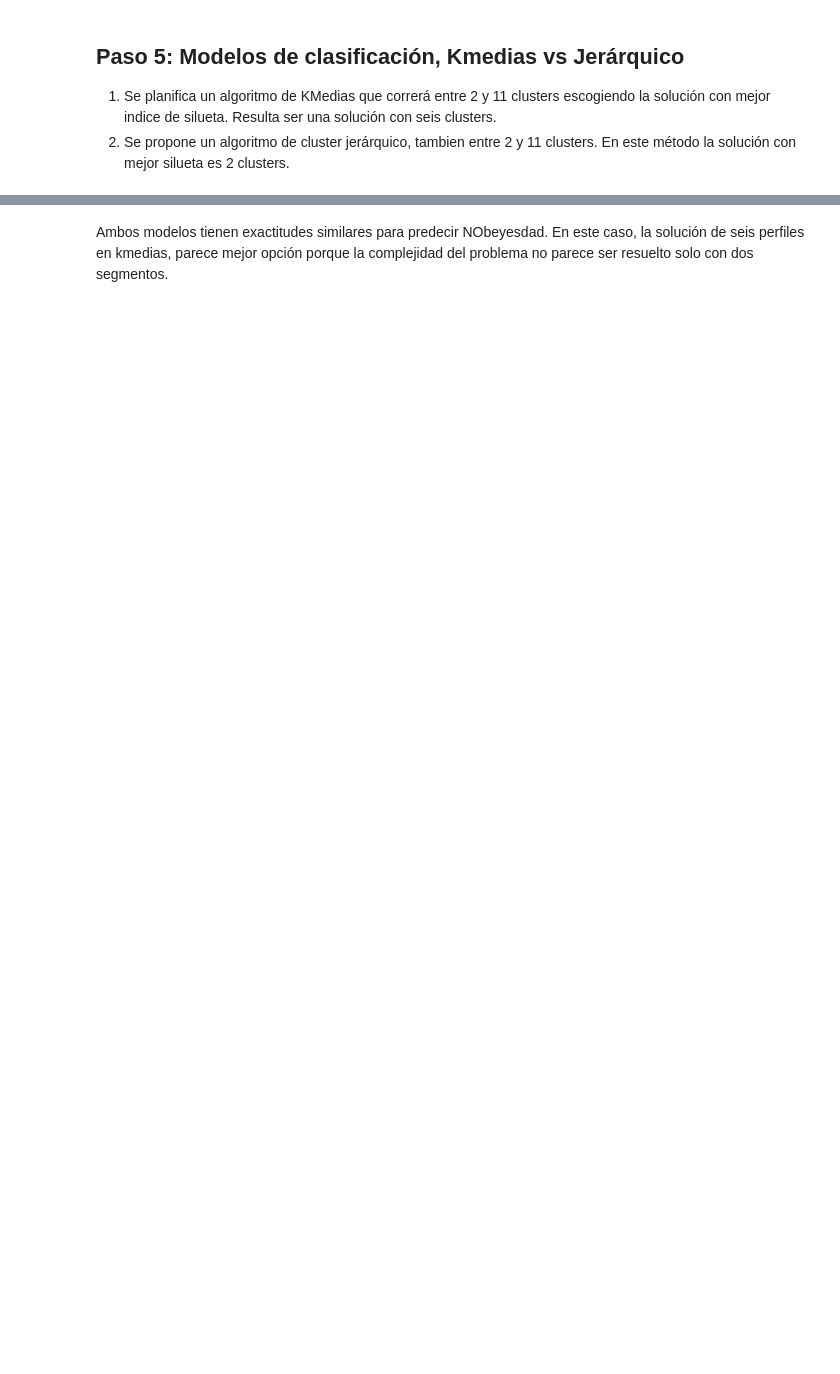
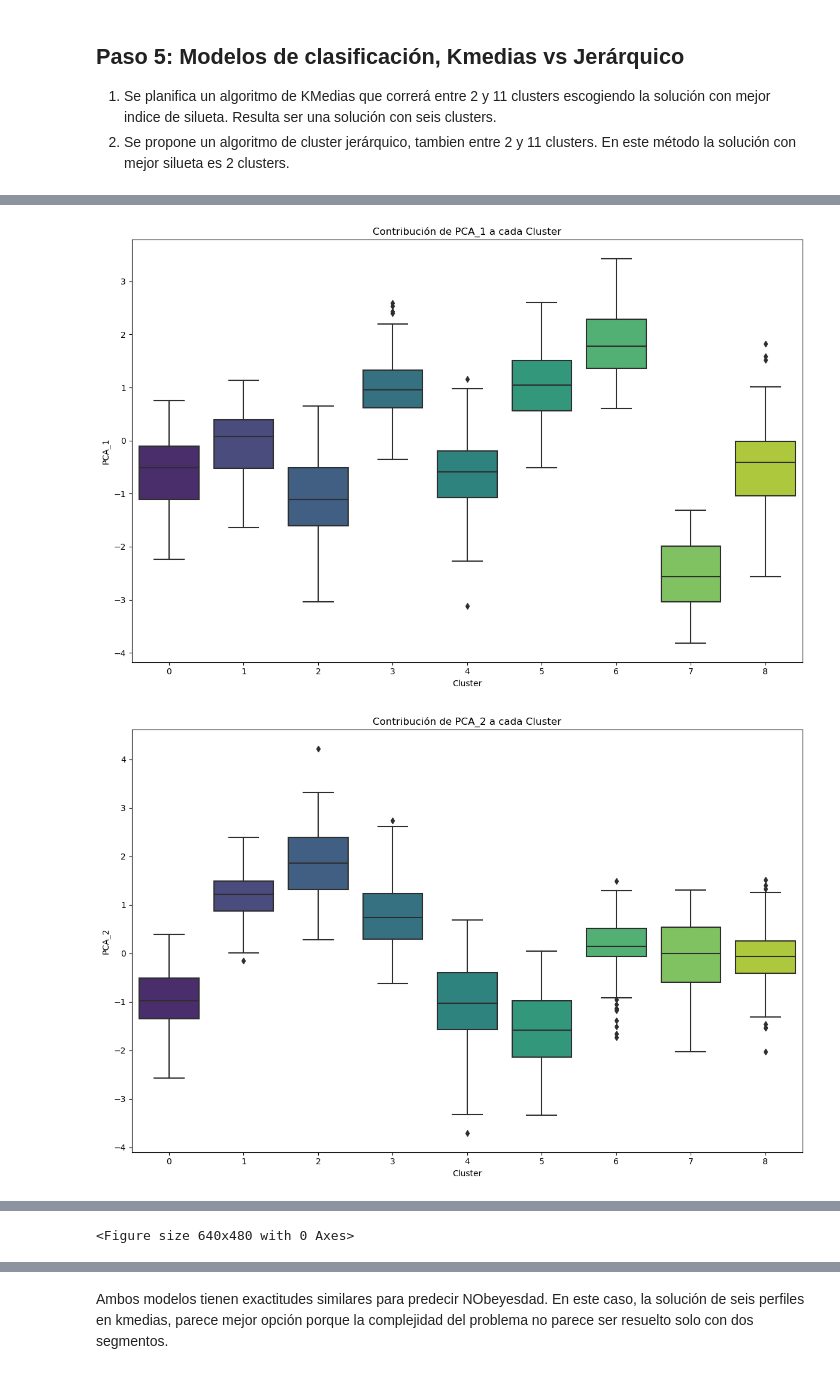
Before and after one commit to RamartiSing/Machine_Learning_3, a Jupyter notebook: Codigo/Proyecto 3 – Agrupación de datos sobre obesidad.ipynb, the cells around one changed output, grey strips where cells are left out. Cells and saved outputs as stored; diff of their text form; code cells hidden in the pictures; blank space fills up the shorter version.

```diff
--- a/Codigo/Proyecto 3 – Agrupación de datos sobre obesidad.ipynb
+++ b/Codigo/Proyecto 3 – Agrupación de datos sobre obesidad.ipynb
@@ -374,0 +469,42 @@ plt.show()
+# %%
+# Gráfico de contribución de cada PCA a cada clúster
+plt.figure(figsize=(12, 8))
+sns.boxplot(data=data, x='Cluster', y='PCA_1', palette='viridis')
+plt.title('Contribución de PCA_1 a cada Cluster')
+plt.xlabel('Cluster')
+plt.ylabel('PCA_1')
+plt.tight_layout()
+plt.savefig("resultados/contribucion_pca1_clusters.png")
+plt.show()
+
+plt.figure(figsize=(12, 8))
+sns.boxplot(data=data, x='Cluster', y='PCA_2', palette='viridis')
+plt.title('Contribución de PCA_2 a cada Cluster')
+plt.xlabel('Cluster')
+plt.ylabel('PCA_2')
+plt.tight_layout()
+plt.savefig("resultados/contribucion_pca2_clusters.png")
+plt.show()
+
+plt.figure(figsize=(12, 8))
+sns.boxplot(data=data, x='Cluster', y='PCA_3', palette='viridis')
+plt.title('Contribución de PCA_3 a cada Cluster')
+plt.xlabel('Cluster')
+plt.ylabel('PCA_3')
+plt.tight_layout()
+plt.savefig("resultados/contribucion_pca3_clusters.png")
+plt.show()
+
+plt.figure(figsize=(12, 8))
+sns.boxplot(data=data, x='Cluster', y='PCA_4', palette='viridis')
+plt.title('Contribución de PCA_4 a cada Cluster')
+plt.xlabel('Cluster')
+plt.ylabel('PCA_4')
+plt.tight_layout()
+plt.savefig("resultados/contribucion_pca4_clusters.png")
+plt.show()
+plt.savefig("resultados/mejor_clustering.png")
+plt.show()
+# %% [output]
+[figure, added]
+[figure, added]
@@ -374,0 +513 @@ plt.show()
+<Figure size 640x480 with 0 Axes>
```
Also changed, not shown: parts of 13 cells of this notebook, 1 other file.
